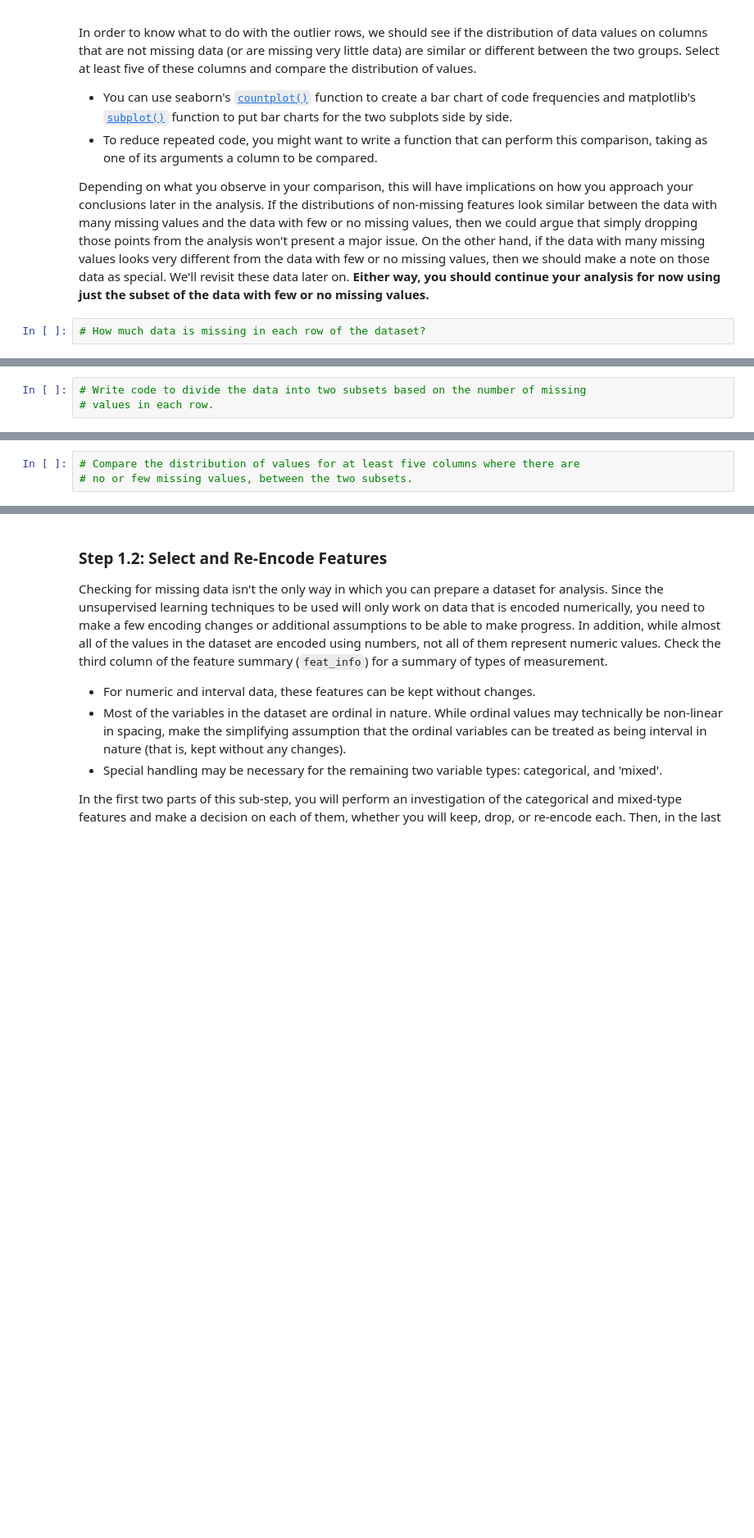
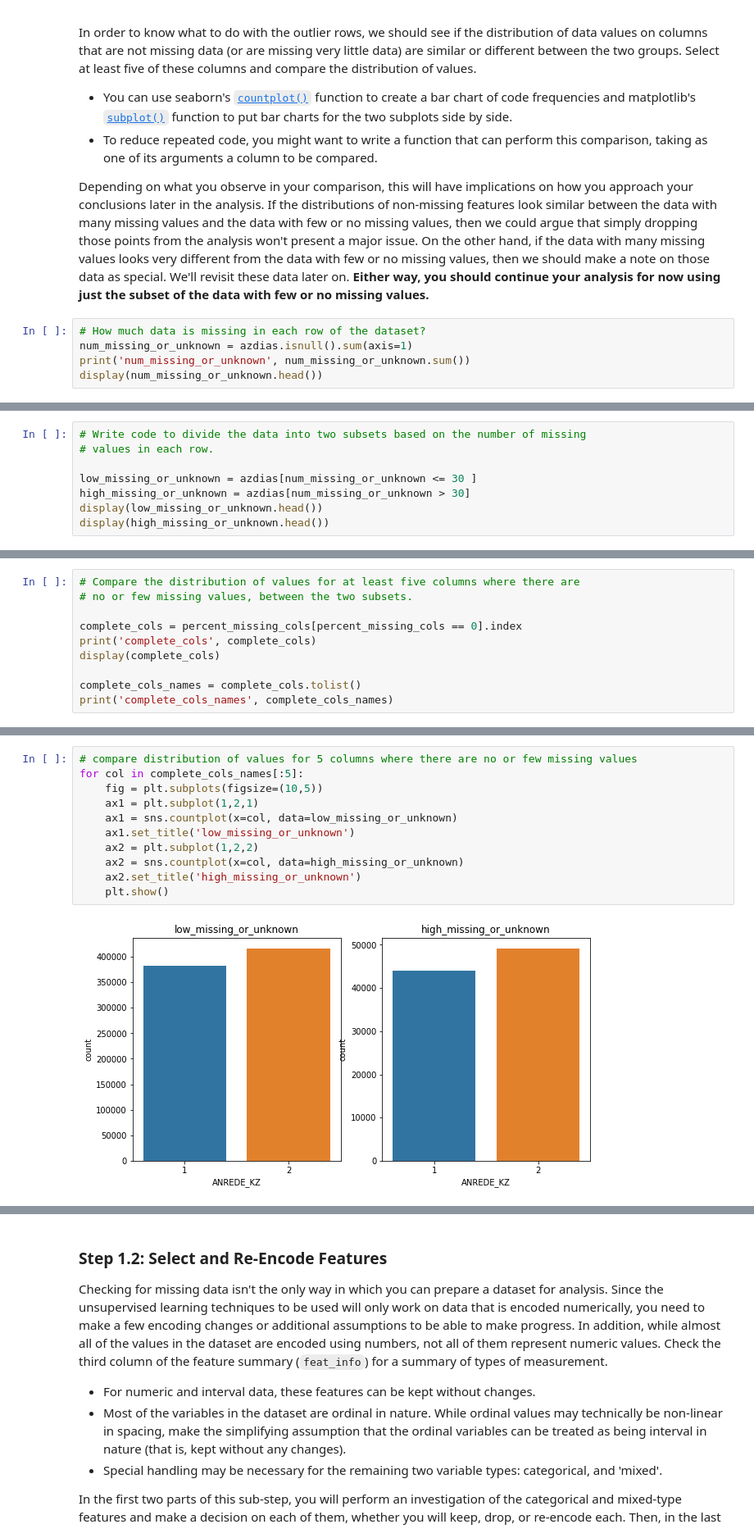
Before and after one commit to tusphananh/udacity-identify-customer-segments, a Jupyter notebook: Identify_Customer_Segments.ipynb, the cells around one changed output, grey strips where cells are left out. Shown: that part at 82% size. Saved outputs shown, nothing was run; the diff lists cells and outputs as text; blank space fills up the shorter version.

```diff
--- a/Identify_Customer_Segments.ipynb
+++ b/Identify_Customer_Segments.ipynb
@@ -124,3 +273,6 @@ In order to know what to do with the outlier rows, we should see if the distribu
 Depending on what you observe in your comparison, this will have implications on how you approach your conclusions later in the analysis. If the distributions of non-missing features look similar between the data with many missing values and the data with few or no missing values, then we could argue that simply dropping those points from the analysis won't present a major issue. On the other hand, if the data with many missing values looks very different from the data with few or no missing values, then we should make a note on those data as special. We'll revisit these data later on. **Either way, you should continue your analysis for now using just the subset of the data with few or no missing values.**
 # %%
 # How much data is missing in each row of the dataset?
+num_missing_or_unknown = azdias.isnull().sum(axis=1)
+print('num_missing_or_unknown', num_missing_or_unknown.sum())
+display(num_missing_or_unknown.head())
@@ -127,3 +309,8 @@ Depending on what you observe in your comparison, this will have implications on
 # %%
 # Write code to divide the data into two subsets based on the number of missing
 # values in each row.
+
+low_missing_or_unknown = azdias[num_missing_or_unknown <= 30 ]
+high_missing_or_unknown = azdias[num_missing_or_unknown > 30]
+display(low_missing_or_unknown.head())
+display(high_missing_or_unknown.head())
@@ -130,3 +332,10 @@ Depending on what you observe in your comparison, this will have implications on
 # %%
 # Compare the distribution of values for at least five columns where there are
 # no or few missing values, between the two subsets.
+
+complete_cols = percent_missing_cols[percent_missing_cols == 0].index
+print('complete_cols', complete_cols)
+display(complete_cols)
+
+complete_cols_names = complete_cols.tolist()
+print('complete_cols_names', complete_cols_names)
@@ -132,0 +358,13 @@ Depending on what you observe in your comparison, this will have implications on
+# %%
+# compare distribution of values for 5 columns where there are no or few missing values
+for col in complete_cols_names[:5]:
+    fig = plt.subplots(figsize=(10,5))
+    ax1 = plt.subplot(1,2,1)
+    ax1 = sns.countplot(x=col, data=low_missing_or_unknown)
+    ax1.set_title('low_missing_or_unknown')
+    ax2 = plt.subplot(1,2,2)
+    ax2 = sns.countplot(x=col, data=high_missing_or_unknown)
+    ax2.set_title('high_missing_or_unknown')
+    plt.show()
+# %% [output]
+[figure, added]
```
Also changed, not shown: parts of 63 cells of this notebook.
